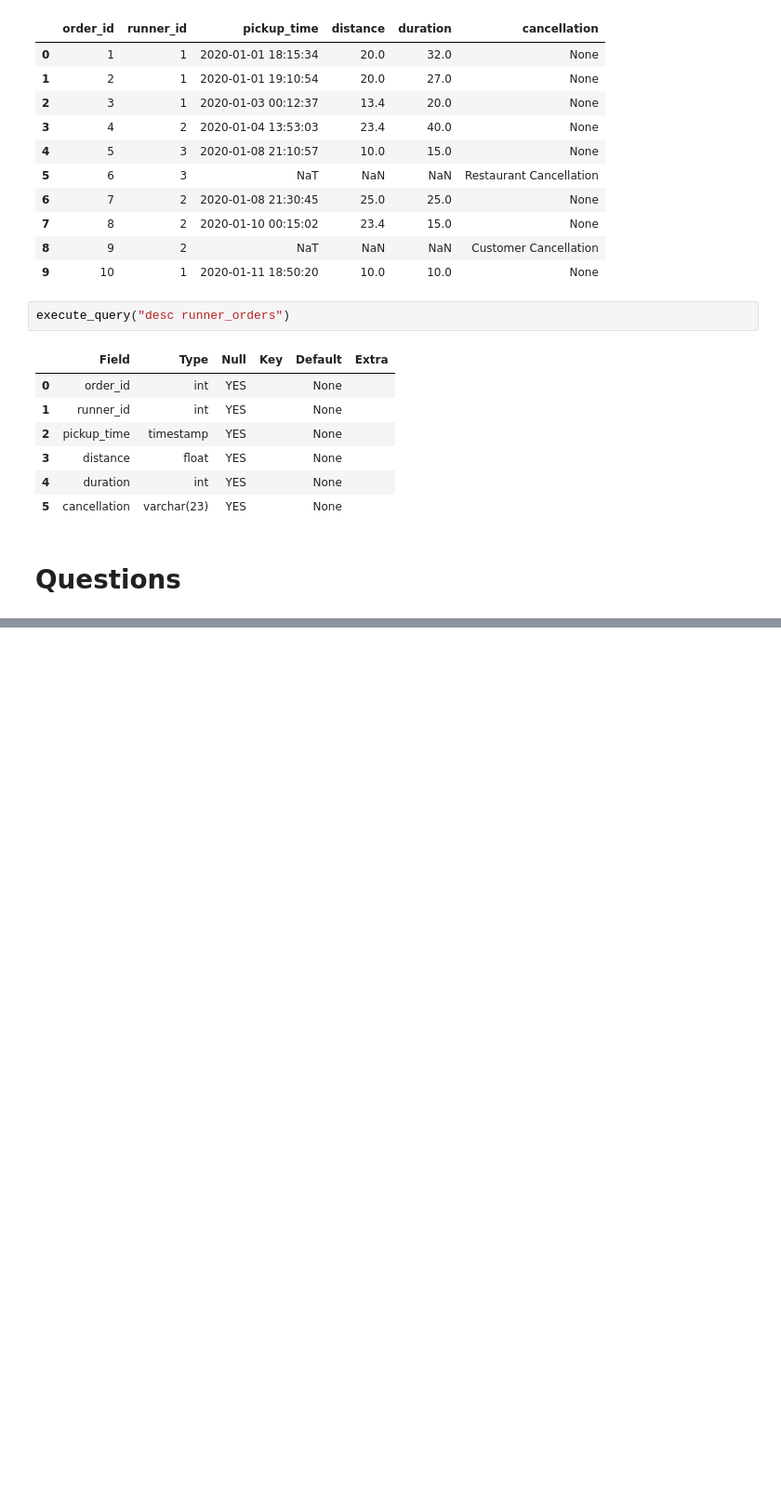
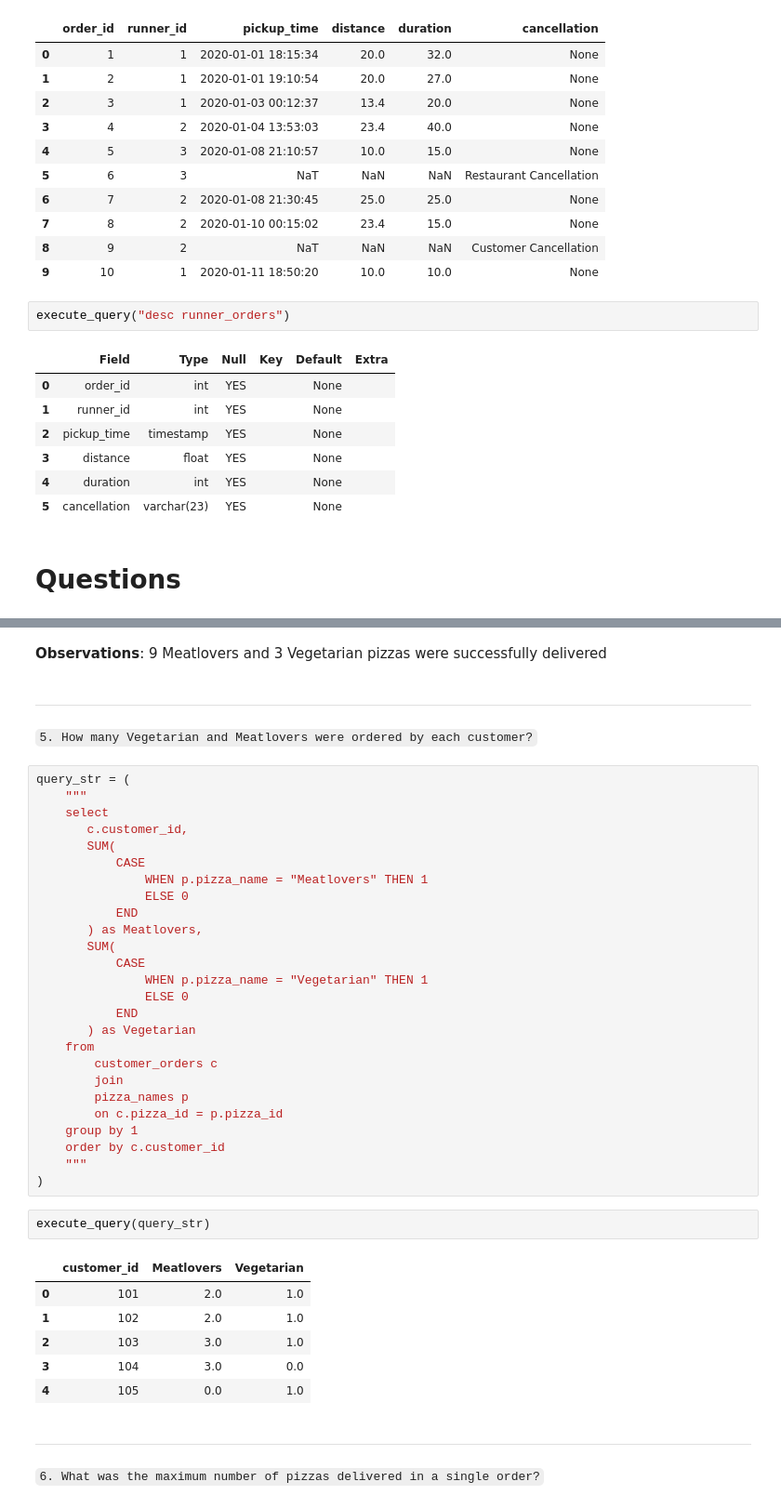
Before and after one commit to A-C-Sai/working-with-data, a Jupyter notebook: projects/sql-case-studies/Pizza Runner.ipynb, the cells around one changed output, grey strips where cells are left out. Shown: that part at 93% size. Cells and saved outputs as stored; diff of their text form; blank space fills up the shorter version.

Commit message:
sql case studies

````diff
--- a/projects/sql-case-studies/Pizza Runner.ipynb
+++ b/projects/sql-case-studies/Pizza Runner.ipynb
@@ -321,0 +408,45 @@ execute_query("desc runner_orders")
+# %% [markdown]
+**Observations**: 9 Meatlovers and 3 Vegetarian pizzas were successfully delivered
+# %% [markdown]
+***
+# %% [markdown]
+```5. How many Vegetarian and Meatlovers were ordered by each customer?```
+# %%
+query_str = (
+    """
+    select
+       c.customer_id,
+       SUM(
+           CASE
+               WHEN p.pizza_name = "Meatlovers" THEN 1
+               ELSE 0
+           END
+       ) as Meatlovers,
+       SUM(
+           CASE
+               WHEN p.pizza_name = "Vegetarian" THEN 1
+               ELSE 0
+           END
+       ) as Vegetarian
+    from
+        customer_orders c
+        join
+        pizza_names p
+        on c.pizza_id = p.pizza_id
+    group by 1
+    order by c.customer_id
+    """
+)
+# %%
+execute_query(query_str)
+# %% [output]
+|  | customer_id | Meatlovers | Vegetarian |
+| 0 | 101 | 2.0 | 1.0 |
+| 1 | 102 | 2.0 | 1.0 |
+| 2 | 103 | 3.0 | 1.0 |
+| 3 | 104 | 3.0 | 0.0 |
+| 4 | 105 | 0.0 | 1.0 |
+# %% [markdown]
+***
+# %% [markdown]
+```6. What was the maximum number of pizzas delivered in a single order?```
````
Also changed, not shown: parts of 44 cells of this notebook.
